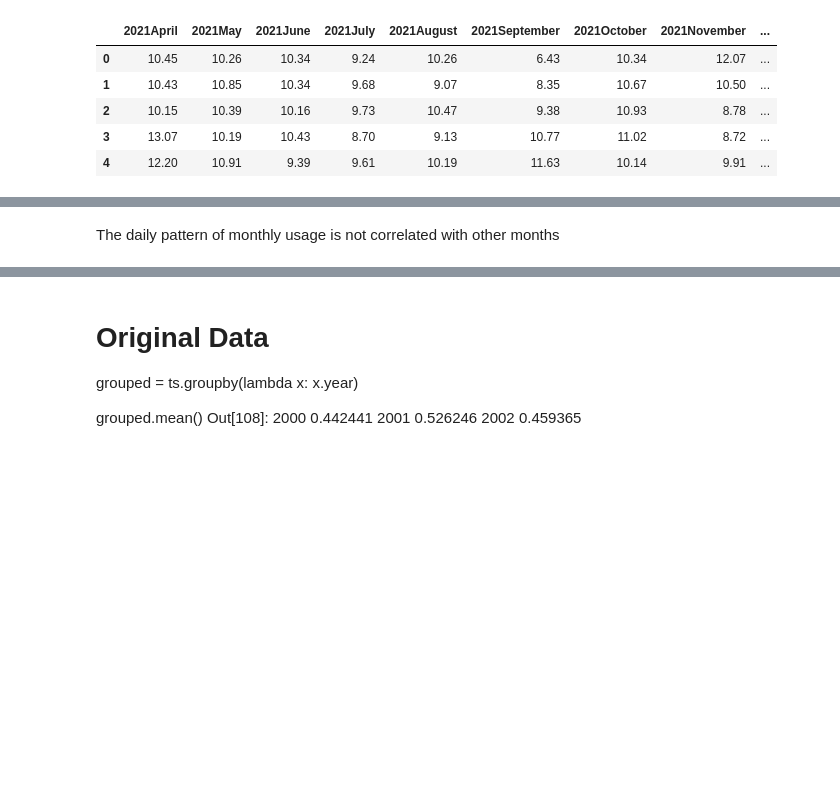
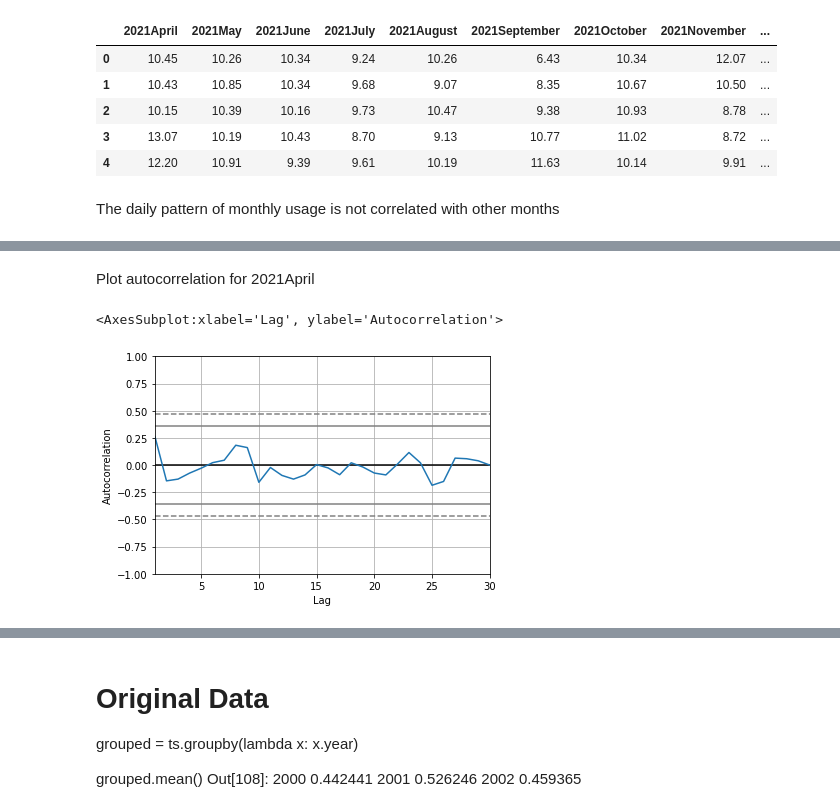
Before and after one commit to MrLRTripp/SCEdison, a Jupyter notebook: EnergyUsage.ipynb, the cells around one changed output, grey strips where cells are left out. Drawn from its saved outputs; the diff is of its cells as text; code cells hidden in the pictures; blank space fills up the shorter version.

```diff
--- a/EnergyUsage.ipynb
+++ b/EnergyUsage.ipynb
@@ -332,6 +327,8 @@ energy_usage_daily_by_yr_df.head()
 | 4 | 12.20 | 10.91 | 9.39 | 9.61 | 10.19 | 11.63 | 10.14 | 9.91 | ... |
 # %%
 energy_usage_daily_by_yr_corr_df = energy_usage_daily_by_yr_df.corr()
+# %% [markdown]
+The daily pattern of monthly usage is not correlated with other months
 # %%
 energy_usage_daily_by_yr_corr_df
 # %% [output]
@@ -348,5 +345,10 @@ energy_usage_daily_by_yr_corr_df
 | 2022January | 0.039274 | -0.296321 | -0.031214 | -0.095891 | -0.217930 | -0.062995 | -0.093852 | -0.008417 | ... |
 | 2022February | -0.108407 | -0.071376 | -0.130956 | -0.257968 | -0.436067 | -0.371026 | 0.159529 | 0.149814 | ... |
 | 2022March | -0.215544 | -0.209343 | -0.280241 | -0.221055 | -0.640685 | -0.411744 | -0.418422 | 0.105483 | ... |
-# %% [markdown]
-The daily pattern of monthly usage is not correlated with other months
+# %% [markdown]
+Plot autocorrelation for 2021April
+# %%
+pd.plotting.autocorrelation_plot(energy_usage_daily_by_yr_df['2021April'].dropna())
+# %% [output]
+<AxesSubplot:xlabel='Lag', ylabel='Autocorrelation'>
+[figure, added]
```
Also changed, not shown: parts of 9 cells of this notebook.
